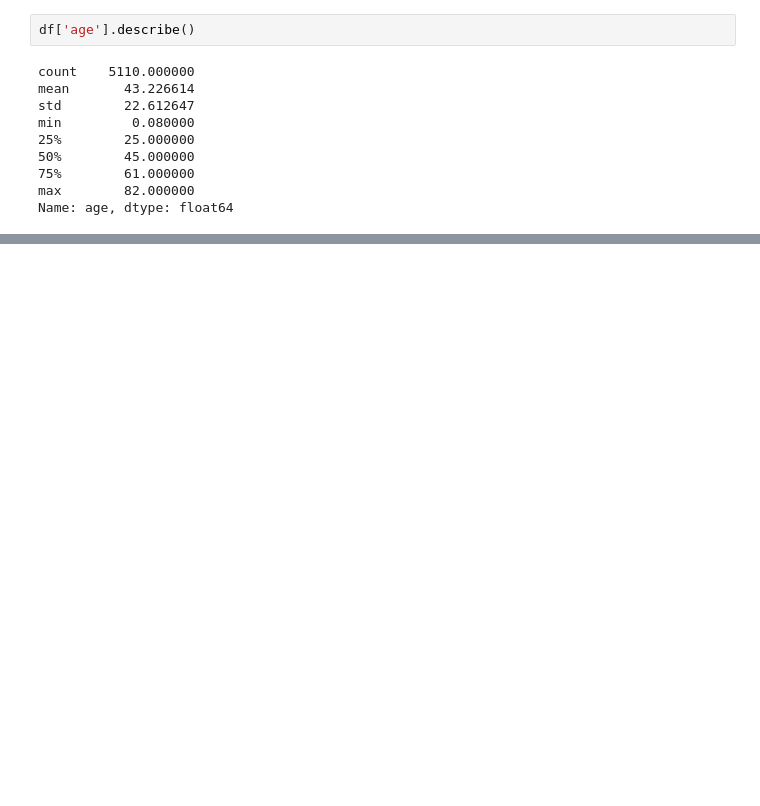
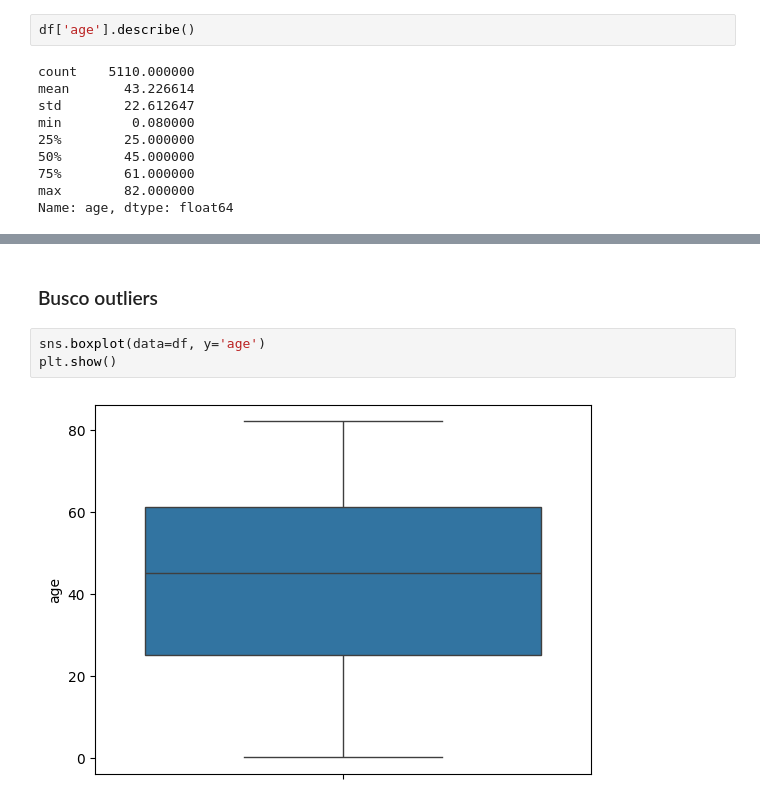
Before and after one commit to leobelloso/fsoc-data, a Jupyter notebook: Tareas/Clase 04 - Tarea_B.ipynb, the cells around one changed output, grey strips where cells are left out. Drawn from its saved outputs; the diff is of its cells as text; blank space fills up the shorter version.

```diff
--- a/Tareas/Clase 04 - Tarea_B.ipynb
+++ b/Tareas/Clase 04 - Tarea_B.ipynb
@@ -204,0 +205,7 @@ Name: bmi, dtype: float64
+# %% [markdown]
+### Busco outliers
+# %%
+sns.boxplot(data=df, y='age')
+plt.show()
+# %% [output]
+[figure, added]
```
Also changed, not shown: parts of 42 cells of this notebook.
